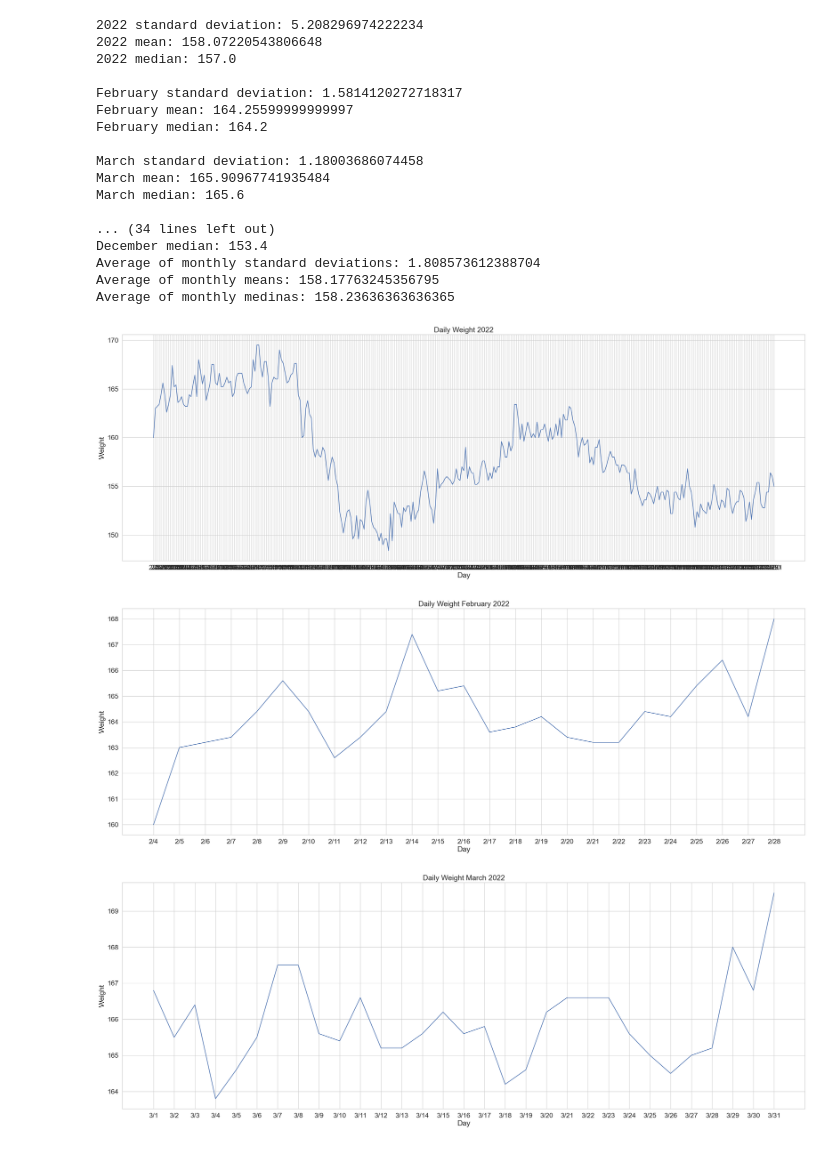
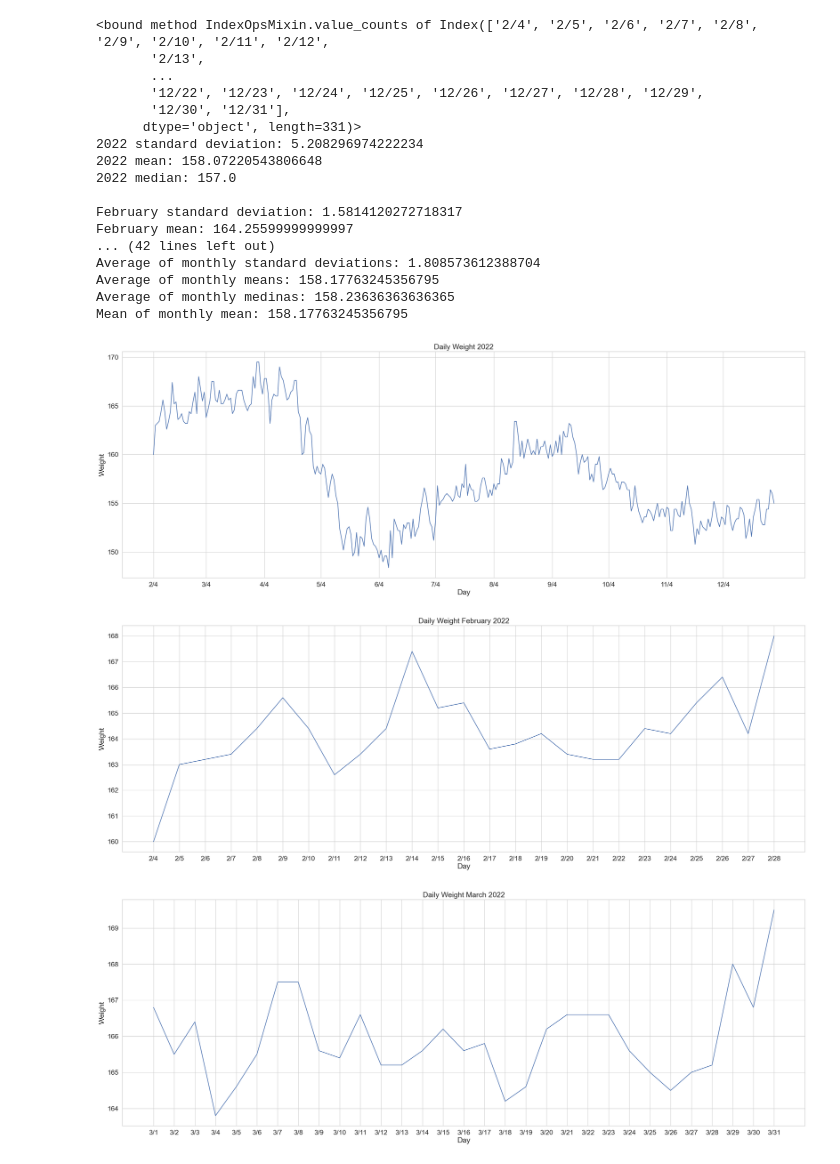
Before and after one commit to jacobsonblanton/2022-Daily-Weight-Data, a Jupyter notebook: datacleaning.ipynb, the cells around one changed output. Cells and saved outputs as stored; diff of their text form; code cells hidden in the pictures.

```diff
--- a/datacleaning.ipynb
+++ b/datacleaning.ipynb
@@ -52,9 +52,20 @@ wd = wd.astype(float)
 # adding the x and y axes
 lx.plot(df1.index.values, wd)
 
-
 # defining what the values for the axes will be
 lx.set(xlabel='Day', ylabel='Weight', title='Daily Weight 2022')
+# setting the number of ticks by month
+plt.xticks(['2/4', '3/4', '4/4', '5/4', '6/4', '7/4', '8/4', '9/4', '10/4', '11/4', '12/4'])
+
+for i in range(0,len(df1.index.values)):
+    print(i)
+
+# adding the trendline to the plot
+#x = np.array(['2/4', '3/4', '4/4', '5/4', '6/4', '7/4', '8/4', '9/4', '10/4', '11/4', '12/4']) # creating a np array for the x values
+#y = np.array(wd) # creating a np array for the y values
+#z = np.polyfit(df1.index.values.astype(str), wd.astype(str), 1)
+#p = np.poly1d(z)
+#lx.plot(x,p(x), linestyle='dashed')
 
 # finding the variance of the weight over the month
 year_std_dev = np.std(wd)
@@ -318,43 +329,43 @@ print('\nDecember standard deviation:',dec_std_dev)
 print('December mean:',dec_mean)
 print('December median:',dec_median)
 
 
 # ----------------------------------------
 # getting nparrays of omonthly std_devs, means, mdeians
 monthly_std_dev = np.array([feb_std_dev, march_std_dev, april_std_dev, may_std_dev, june_std_dev, july_std_dev,
                              august_std_dev, sept_std_dev, oct_std_dev, nov_std_dev, dec_std_dev])
 monthly_mean = np.array([feb_mean, march_mean, april_mean, may_mean, june_mean, july_mean,
                              august_mean, sept_mean, oct_mean, nov_mean, dec_mean])
 monthly_median = np.array([feb_median, march_median, april_median, may_median, june_median, july_median,
                              august_median, sept_median, oct_median, nov_median, dec_median])
 # averages over the enitre year
 avg_std_dev = np.average(monthly_std_dev)
 avg_mean = np.average(monthly_mean)
 mean_mean = np.mean(monthly_mean)
 avg_median = np.average(monthly_median)
-print("Average of monthly standard deviations:",avg_std_dev)
+print("\nAverage of monthly standard deviations:",avg_std_dev)
 print("Average of monthly means:",avg_mean)
 print("Average of monthly medinas:",avg_median)
 print("Mean of monthly mean:",mean_mean)
 # %% [output]
+<bound method IndexOpsMixin.value_counts of Index(['2/4', '2/5', '2/6', '2/7', '2/8', '2/9', '2/10', '2/11', '2/12',
+       '2/13',
+       ...
+       '12/22', '12/23', '12/24', '12/25', '12/26', '12/27', '12/28', '12/29',
+       '12/30', '12/31'],
+      dtype='object', length=331)>
 2022 standard deviation: 5.208296974222234
 2022 mean: 158.07220543806648
 2022 median: 157.0
 
 February standard deviation: 1.5814120272718317
 February mean: 164.25599999999997
-February median: 164.2
-
-March standard deviation: 1.18003686074458
-March mean: 165.90967741935484
-March median: 165.6
-
-... (34 lines left out)
-December median: 153.4
+... (42 lines left out)
 Average of monthly standard deviations: 1.808573612388704
 Average of monthly means: 158.17763245356795
 Average of monthly medinas: 158.23636363636365
+Mean of monthly mean: 158.17763245356795
-[figure, old version]
+[figure, new version]
 [figure]
 [figure]
 [figure]
```
